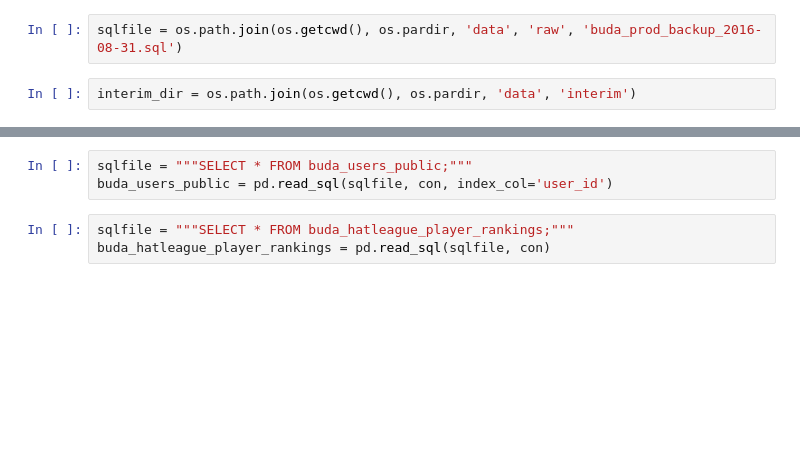
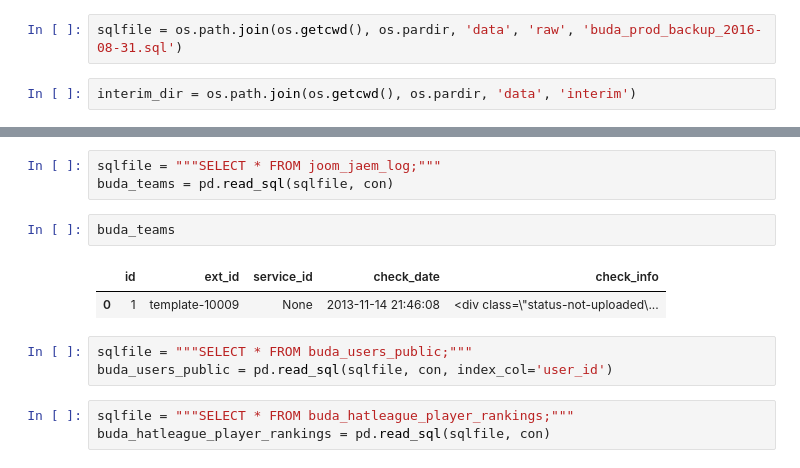
Before and after one commit to rybesh/buda-ratings, a Jupyter notebook: notebooks/Get SQL data.ipynb, the cells around one changed output, grey strips where cells are left out. Drawn from its saved outputs; the diff is of its cells as text; blank space fills up the shorter version.

```diff
--- a/notebooks/Get SQL data.ipynb
+++ b/notebooks/Get SQL data.ipynb
@@ -33,3 +56,11 @@ interim_dir = os.path.join(os.getcwd(), os.pardir, 'data', 'interim')
+# %%
+sqlfile = """SELECT * FROM joom_jaem_log;"""
+buda_teams = pd.read_sql(sqlfile, con)
+# %%
+buda_teams
+# %% [output]
+|  | id | ext_id | service_id | check_date | check_info |
+| 0 | 1 | template-10009 | None | 2013-11-14 21:46:08 | <div class=\"status-not-uploaded\... |
 # %%
 sqlfile = """SELECT * FROM buda_users_public;"""
 buda_users_public = pd.read_sql(sqlfile, con, index_col='user_id')
```
Also changed, not shown: parts of 6 cells of this notebook, 6 other files.
